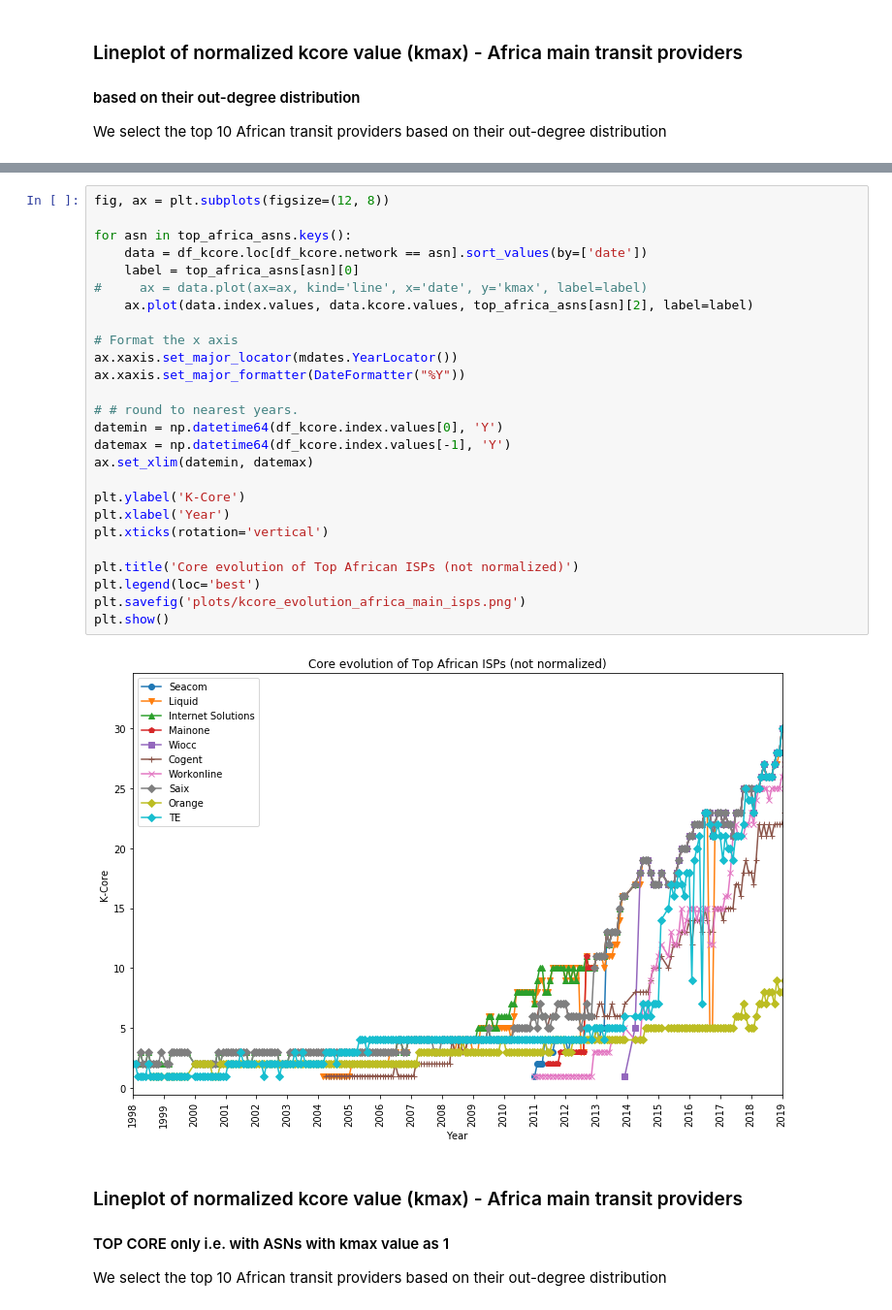
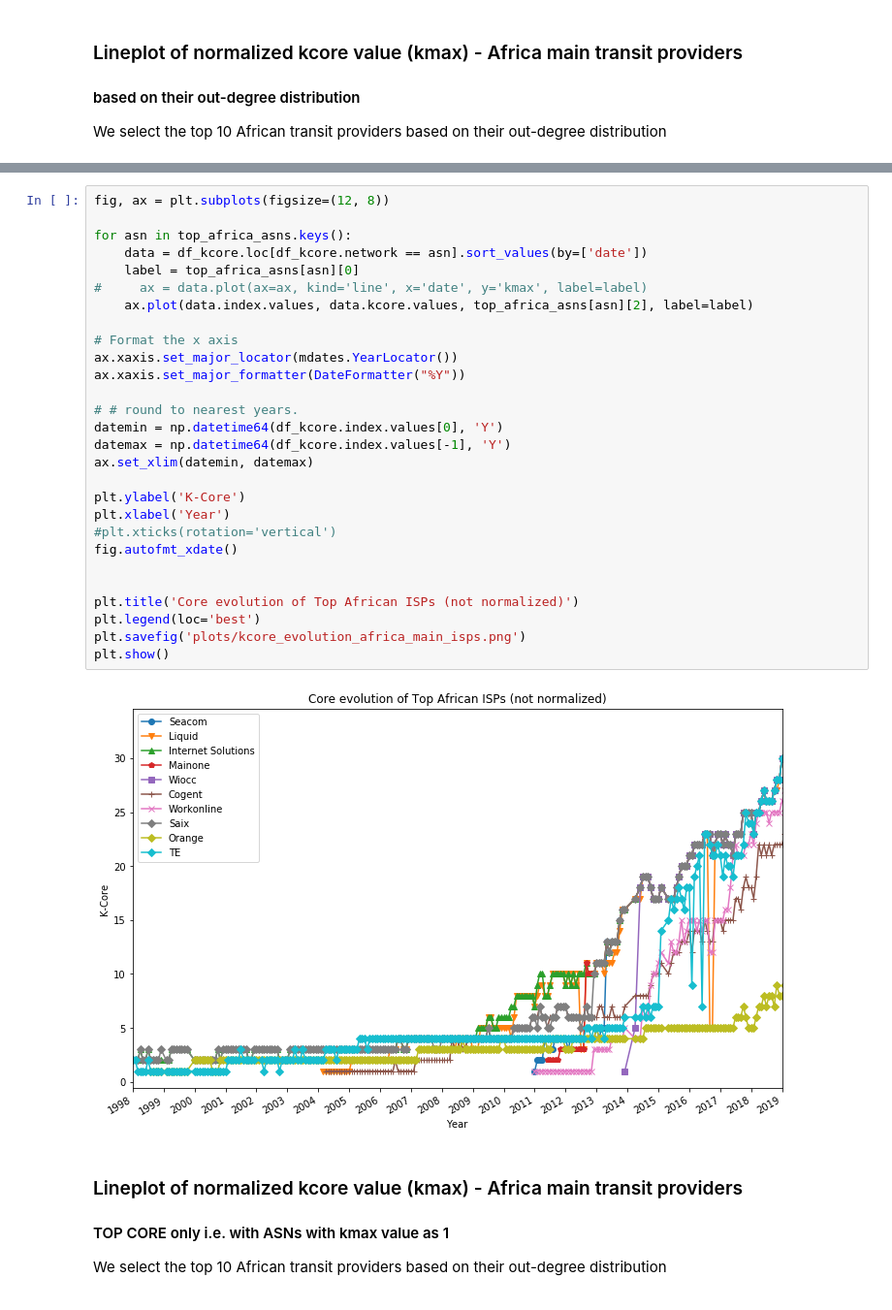
Before and after one commit to AFRINIC-Labs/internet-consolidation-africa, a Jupyter notebook: K-Core/k-core-africa.ipynb, the cells around one changed output, grey strips where cells are left out. Shown: that part at 97% size. Saved outputs shown, nothing was run; the diff lists cells and outputs as text.

```diff
--- a/K-Core/k-core-africa.ipynb
+++ b/K-Core/k-core-africa.ipynb
@@ -242,31 +261,33 @@ plt.show()
 # %%
 fig, ax = plt.subplots(figsize=(12, 8))
 
 for asn in top_africa_asns.keys():
     data = df_kcore.loc[df_kcore.network == asn].sort_values(by=['date'])
     label = top_africa_asns[asn][0]
 #     ax = data.plot(ax=ax, kind='line', x='date', y='kmax', label=label)
     ax.plot(data.index.values, data.kcore.values, top_africa_asns[asn][2], label=label)
 
 # Format the x axis
 ax.xaxis.set_major_locator(mdates.YearLocator())
 ax.xaxis.set_major_formatter(DateFormatter("%Y"))
 
 # # round to nearest years.
 datemin = np.datetime64(df_kcore.index.values[0], 'Y')
 datemax = np.datetime64(df_kcore.index.values[-1], 'Y')
 ax.set_xlim(datemin, datemax)
 
 plt.ylabel('K-Core')
 plt.xlabel('Year')
-plt.xticks(rotation='vertical')
+#plt.xticks(rotation='vertical')
+fig.autofmt_xdate()
+
 
 plt.title('Core evolution of Top African ISPs (not normalized)')
 plt.legend(loc='best')
 plt.savefig('plots/kcore_evolution_africa_main_isps.png')
 plt.show()
 # %% [output]
-[figure, old version]
+[figure, new version]
 # %% [markdown]
 ### Lineplot of normalized kcore value (kmax) - Africa main transit providers
 #### TOP CORE only i.e. with ASNs with kmax value as 1
```
Also changed, not shown: parts of 16 cells of this notebook, 5 other files.
